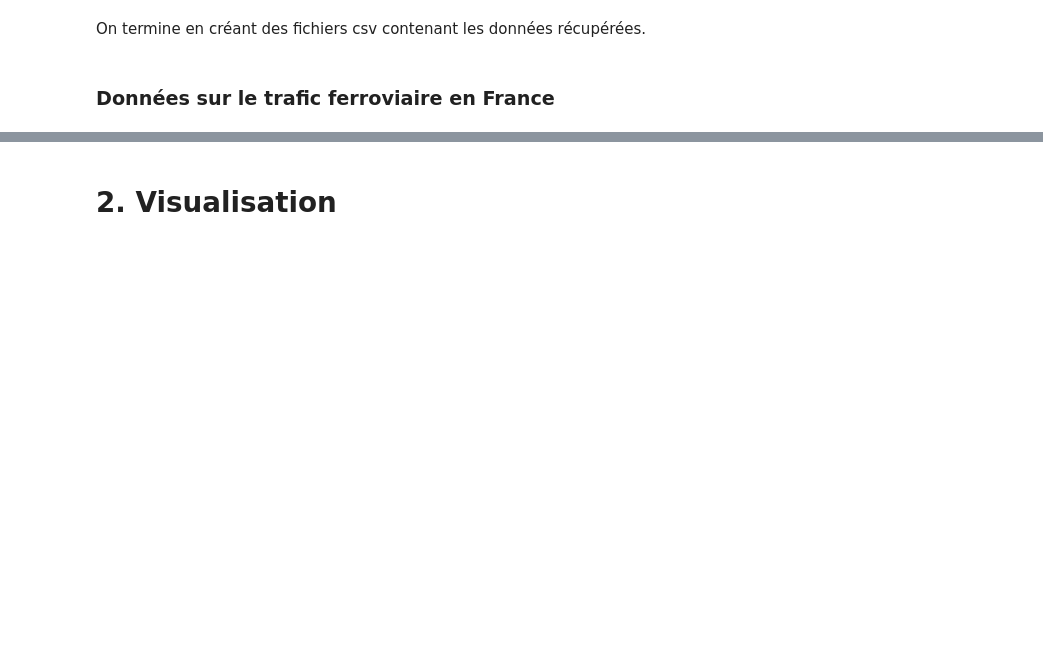
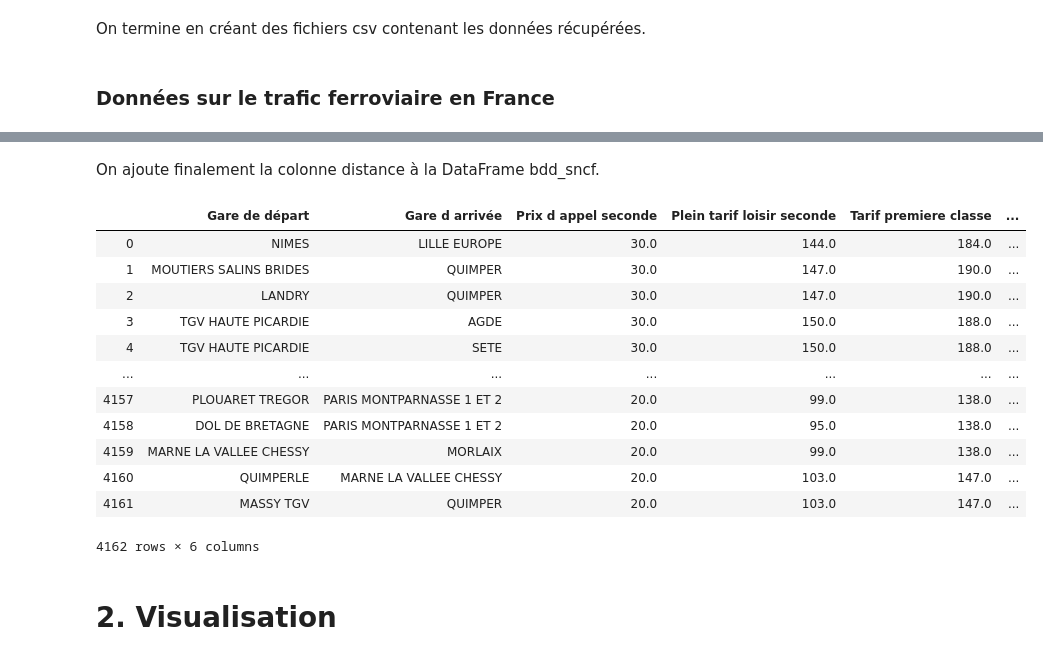
Before and after one commit to YohanWloczysiak/ProjetPythonA2S1, a Jupyter notebook: Rapport.ipynb, the cells around one changed output, grey strips where cells are left out. Saved outputs shown, nothing was run; the diff lists cells and outputs as text; code cells hidden in the pictures; blank space fills up the shorter version.

```diff
--- a/Rapport.ipynb
+++ b/Rapport.ipynb
@@ -279,0 +464,3 @@ table_prix_avance.to_csv('bdd3.csv')
+# %%
+distance_villes = pd.DataFrame({'Gare de départ' : gare_depart, 'Gare d arrivée' : gare_arrivee, 'Distance entre les villes' : list(distance.values())})
+distance_villes['Distance entre les villes'] = distance_villes['Distance entre les villes']/1000
@@ -279,0 +488,28 @@ table_prix_avance.to_csv('bdd3.csv')
+# %%
+import Levenshtein as lev
+
+garedepartmaj = distance_villes['Gare de départ'].tolist()
+garearrmaj = distance_villes['Gare d arrivée'].tolist()
+
+def ratio(x,y):
+    garedep = []
+    ratiosd = []
+    ratiosa =[]
+    for gare in garedepartmaj :
+        Ratio_dep = lev.ratio(gare, x) # on calcule pour chaque gare de départ de distance_villes le ratio de similitude avec x
+        ratiosd.append(Ratio_dep) # la liste ratiosd stocke l'ensemble des ratios
+    ratiomaxd = max(ratiosd) #on prend le max de ces ratios
+
+    for i in range (len(ratiosd)):
+        if ratiosd[i] == ratiomaxd:
+            garedep.append(i) # on stocke dans garedep les indices des gares de départ pour lesquelles le ratio est maximal
+
+    for index in garedep :
+        Ratio_arr = lev.ratio(garearrmaj[index], y) #on regarde les ratios de similitude avec la gare d'arrivée pour les gares dans garedep
+        ratiosa.append(Ratio_arr)
+
+    ratiomaxa=max(ratiosa)
+    for i in range (len(ratiosa)):
+        if ratiosa[i] == ratiomaxa:
+            return(garedep[i]) #on retourne l'indice de la ligne de distances_villes pour laquelle la gare de départ et la gare
+        #d'arrivée ont le plus grand ratio de similitude avec les gares x et y.
@@ -279,0 +518,9 @@ table_prix_avance.to_csv('bdd3.csv')
+# %%
+distancegares=[]
+for i in range(len(liste_gare_départ)):
+    départ =liste_gare_départ[i]
+    arrivée = liste_gare_arrivée[i]
+    distancegares.append(distance_villes['Distance entre les villes'][ratio(départ,arrivée)])
+
+#print(distancegares)
+# distancegares contient l'ensemble des distances pour les trajets de bdd_sncf.
@@ -279,0 +545,20 @@ table_prix_avance.to_csv('bdd3.csv')
+# %% [markdown]
+On ajoute finalement la colonne distance à la DataFrame bdd_sncf.
+# %%
+bdd_sncf['Distance du trajet'] = distancegares
+bdd_sncf
+#len(distancegareskm)
+# %% [output]
+|  | Gare de départ | Gare d arrivée | Prix d appel seconde | Plein tarif loisir seconde | Tarif premiere classe | ... |
+| 0 | NIMES | LILLE EUROPE | 30.0 | 144.0 | 184.0 | ... |
+| 1 | MOUTIERS SALINS BRIDES | QUIMPER | 30.0 | 147.0 | 190.0 | ... |
+| 2 | LANDRY | QUIMPER | 30.0 | 147.0 | 190.0 | ... |
+| 3 | TGV HAUTE PICARDIE | AGDE | 30.0 | 150.0 | 188.0 | ... |
+| 4 | TGV HAUTE PICARDIE | SETE | 30.0 | 150.0 | 188.0 | ... |
+| ... | ... | ... | ... | ... | ... | ... |
+| 4157 | PLOUARET TREGOR | PARIS MONTPARNASSE 1 ET 2 | 20.0 | 99.0 | 138.0 | ... |
+| 4158 | DOL DE BRETAGNE | PARIS MONTPARNASSE 1 ET 2 | 20.0 | 95.0 | 138.0 | ... |
+| 4159 | MARNE LA VALLEE CHESSY | MORLAIX | 20.0 | 99.0 | 138.0 | ... |
+| 4160 | QUIMPERLE | MARNE LA VALLEE CHESSY | 20.0 | 103.0 | 147.0 | ... |
+| 4161 | MASSY TGV | QUIMPER | 20.0 | 103.0 | 147.0 | ... |
+4162 rows × 6 columns
```
Also changed, not shown: parts of 31 cells of this notebook.
